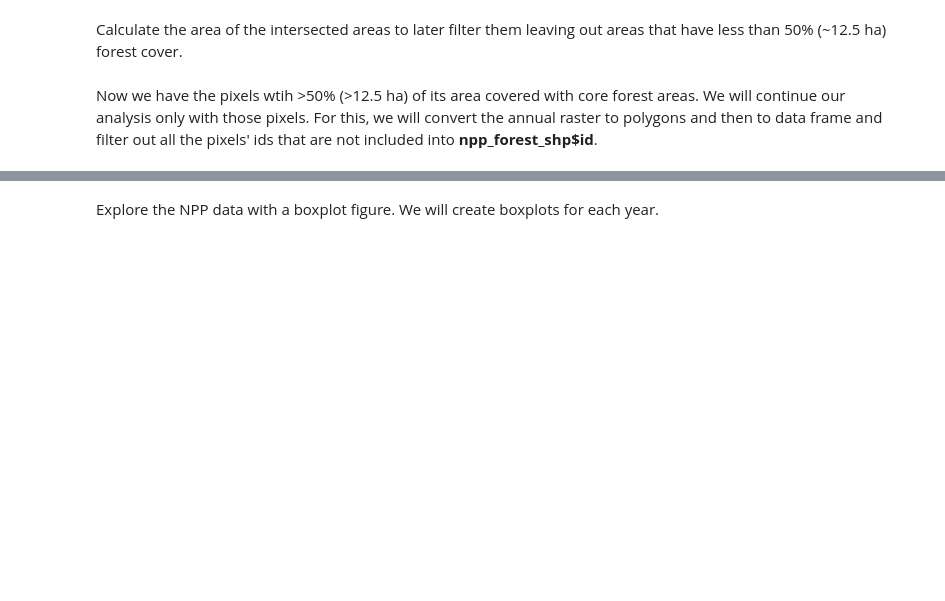
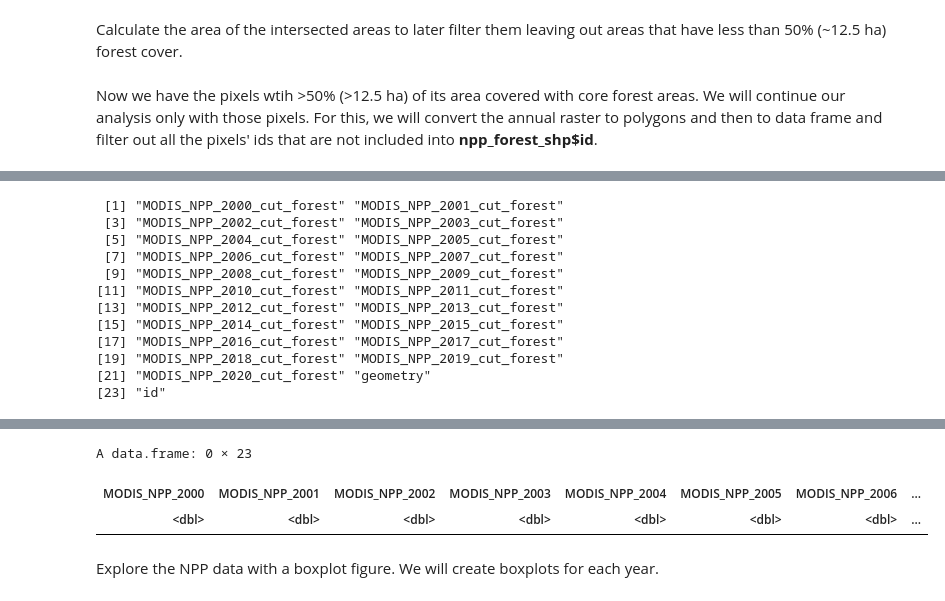
Before and after one commit to LandscapeGeoinformatics/ESP2021_workshop, a Jupyter notebook: workshop.ipynb, the cells around one changed output, grey strips where cells are left out. Cells and saved outputs as stored; diff of their text form; code cells hidden in the pictures; blank space fills up the shorter version.

```diff
--- a/workshop.ipynb
+++ b/workshop.ipynb
@@ -288,0 +413,15 @@ Now we have the pixels wtih >50% (>12.5 ha) of its area covered with core forest
+# %%
+# import the core forest cover data as shapefile
+download.file("https://github.com/LandscapeGeoinformatics/ESP2021_workshop/raw/main/Data/shp/npp_forest_shp_inter.zip", destfile="npp_forest_shp_inter.zip")
+unzip("npp_forest_shp_inter.zip")
+npp_forest_shp <-  st_read("npp_forest_shp_inter.shp")
+
+npp_forest_shp$id<-st_centroid(npp_forest_shp$geometry)
+
+## Split the lat and long of the centroids into columns because we will use them later for merging data frames
+npp_forest_shp <- npp_forest_shp %>%
+	mutate(long =unlist(map(npp_forest_shp$id,1)),
+		lat = unlist(map(npp_forest_shp$id,2)))
+length(unique(npp_forest_shp$id))
+
+glimpse(npp_forest_shp)
@@ -301,10 +494,17 @@ glimpse(npp_df)							#this is data frame that contains yearly NPP values for fo
 # %%
-# We will convert the columns' names into rows and later create a column for the years
-colnames(npp_df)			# see the column's names
-
-# We have to rename the columns by adding the year
-new_names<-replicate(21, "MODIS_NPP")
-names_seq<-as.character(sprintf("%02d", 2000:2020))
-new_names<-paste0(new_names,"_",paste0(names_seq))
-names(npp_df)[1:21] <- new_names
-head(npp_df, n=5)			#see the new names of the columns
+## filter by the ids to retrieve only those pixels with >50% of core forest cover
+npp_df <- npp_annual_df %>% filter(id %in% npp_forest_df$id)
+glimpse(npp_df)							#this is data frame that contains yearly NPP values for forested pixels
+# %% [output]
+ [1] "MODIS_NPP_2000_cut_forest" "MODIS_NPP_2001_cut_forest"
+ [3] "MODIS_NPP_2002_cut_forest" "MODIS_NPP_2003_cut_forest"
+ [5] "MODIS_NPP_2004_cut_forest" "MODIS_NPP_2005_cut_forest"
+ [7] "MODIS_NPP_2006_cut_forest" "MODIS_NPP_2007_cut_forest"
+ [9] "MODIS_NPP_2008_cut_forest" "MODIS_NPP_2009_cut_forest"
+[11] "MODIS_NPP_2010_cut_forest" "MODIS_NPP_2011_cut_forest"
+[13] "MODIS_NPP_2012_cut_forest" "MODIS_NPP_2013_cut_forest"
+[15] "MODIS_NPP_2014_cut_forest" "MODIS_NPP_2015_cut_forest"
+[17] "MODIS_NPP_2016_cut_forest" "MODIS_NPP_2017_cut_forest"
+[19] "MODIS_NPP_2018_cut_forest" "MODIS_NPP_2019_cut_forest"
+[21] "MODIS_NPP_2020_cut_forest" "geometry"
+[23] "id"
@@ -311,3 +519,6 @@ head(npp_df, n=5)			#see the new names of the columns
+A data.frame: 0 × 23
+| MODIS_NPP_2000 | MODIS_NPP_2001 | MODIS_NPP_2002 | MODIS_NPP_2003 | MODIS_NPP_2004 | MODIS_NPP_2005 | MODIS_NPP_2006 | ... |
+| <dbl> | <dbl> | <dbl> | <dbl> | <dbl> | <dbl> | <dbl> | ... |
 # %% [markdown]
 Explore the NPP data with a boxplot figure. We will create boxplots for each year.
 # %%
```
Also changed, not shown: parts of 43 cells of this notebook.
